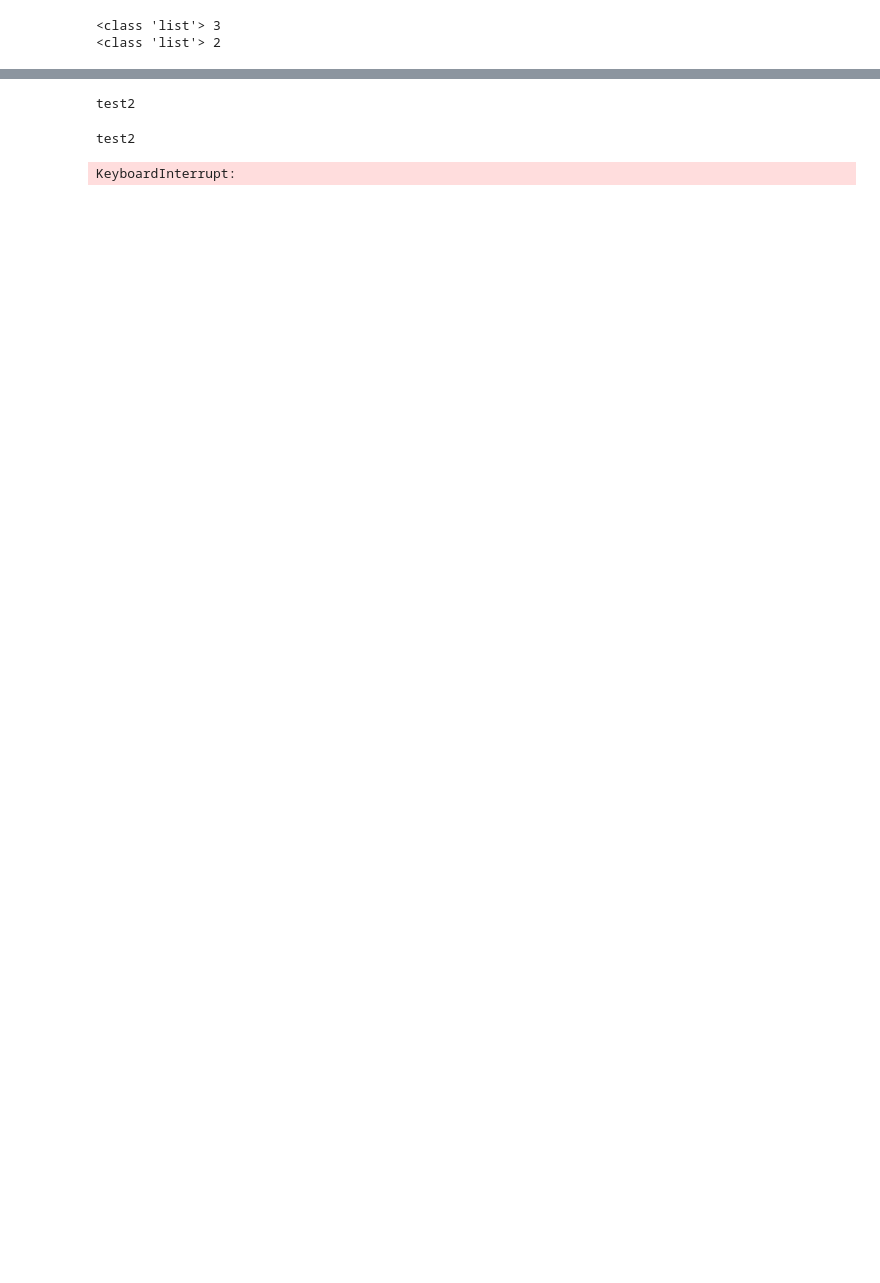
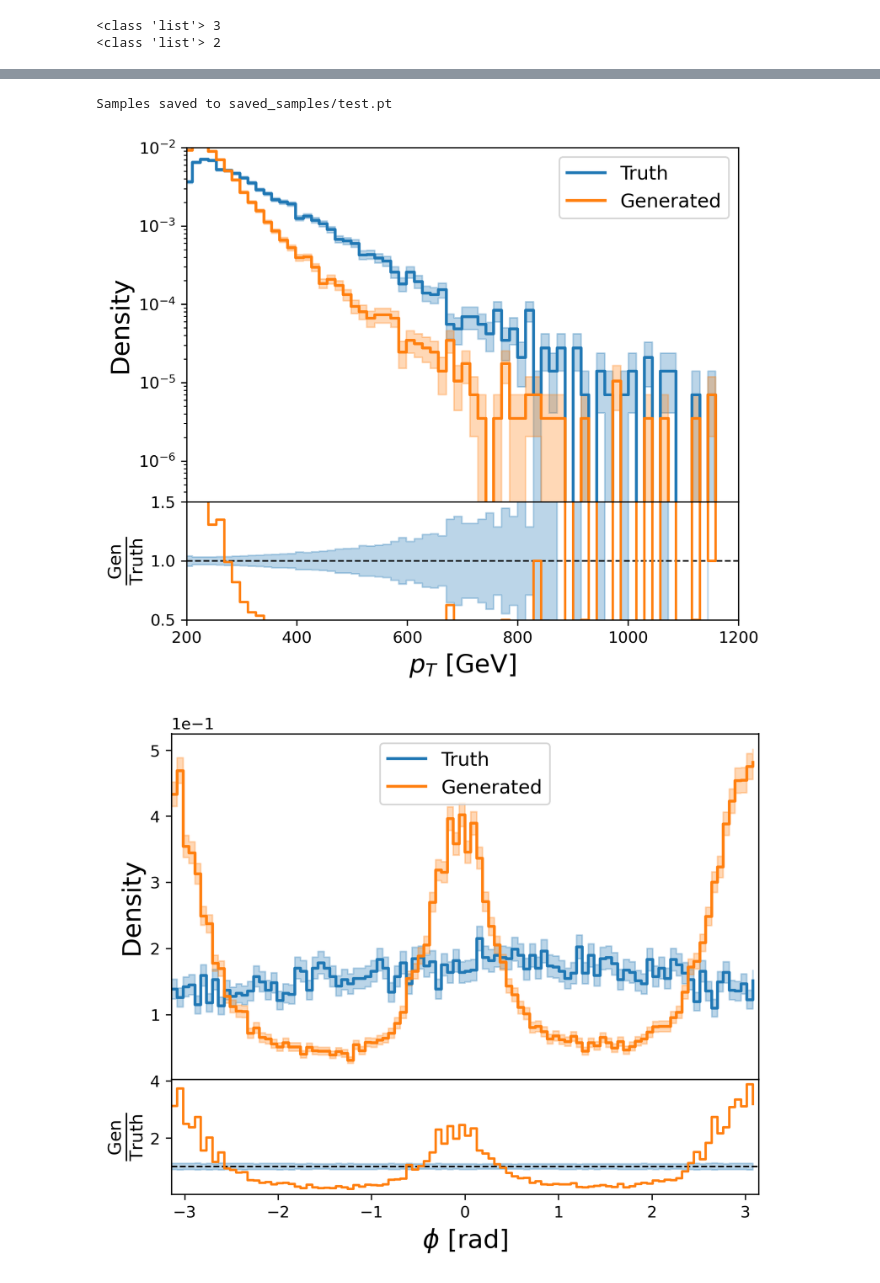
Before and after one commit to themrluke/memflow-msci-project, a Jupyter notebook: memflow/ttH/train_CFM.ipynb, the cells around one changed output, grey strips where cells are left out. Saved outputs shown, nothing was run; the diff lists cells and outputs as text; code cells hidden in the pictures; blank space fills up the shorter version.

```diff
--- a/memflow/ttH/train_CFM.ipynb
+++ b/memflow/ttH/train_CFM.ipynb
@@ -638,5 +636,7 @@ RuntimeError: DataLoader worker (pid(s) 219889) exited unexpectedly
 # %%
-from tqdm import tqdm
+from tqdm.notebook import tqdm
+
+import sys
 from models.utils import load_samples, save_samples, compare_distributions
 
 samples_full_file = "test.pt"
@@ -659,7 +659,13 @@ else:
 
     with torch.no_grad():
         # Use enumerate to get the batch index along with the batch
-        for batch_idx, batch in enumerate(tqdm(full_loader, desc="Processing full dataset")):
+
+        for batch_idx, batch in enumerate(
+            tqdm(full_loader, desc="Processing full dataset", file=sys.stdout, leave=True, mininterval=0.1)
+        ):
+            if batch_idx >=10:
+                break
+
 
             # Move the batch to the appropriate device
             batch = CFMSamplingCallback.move_batch_to_device(batch, model.device)
@@ -695,13 +701,11 @@ else:
     # Save the concatenated results
     save_samples(samples_full, "test.pt")
 # %% [output]
-test2
+Samples saved to saved_samples/test.pt
-test2
-KeyboardInterrupt:
 # %%
 full_loader = DataLoader(
     combined_dataset,
-    batch_size = 91819,
+    batch_size = 10000, # 91819
     shuffle = False,
     num_workers = 0,
     pin_memory = True,
@@ -728,30 +732,33 @@ compare_distributions(model, real_data_full, samples_full,
                                  feat_idx=1,
                                  feat_name=r"$\phi$ [rad]",
                                  preprocessing=combined_dataset.reco_dataset.preprocessing,
                                  real_mask=real_mask_full,
                                  nbins=100)
 
 # ========= JETS =========
 compare_distributions(model, real_data_full, samples_full,
                                  ptype_idx=0,
                                  feat_idx=0,
                                  feat_name=r"$p_T$ [GeV]",
                                  preprocessing=combined_dataset.reco_dataset.preprocessing,
                                  real_mask=real_mask_full,
                                  log_scale=True,
                                  nbins=100)
 compare_distributions(model, real_data_full, samples_full,
                                  ptype_idx=0,
                                  feat_idx=1,
                                  feat_name=r"$\eta$",
                                  preprocessing=combined_dataset.reco_dataset.preprocessing,
                                  real_mask=real_mask_full,
                                  log_scale=True,
                                  nbins=100)
 compare_distributions(model, real_data_full, samples_full,
                                  ptype_idx=0,
                                  feat_idx=2,
                                  feat_name=r"$\phi$ [rad]",
                                  preprocessing=combined_dataset.reco_dataset.preprocessing,
                                  real_mask=real_mask_full,
                                  nbins=100)
+# %% [output]
+[figure, added]
+[figure, added]
```
Also changed, not shown: parts of 6 cells of this notebook, 1 other file.
